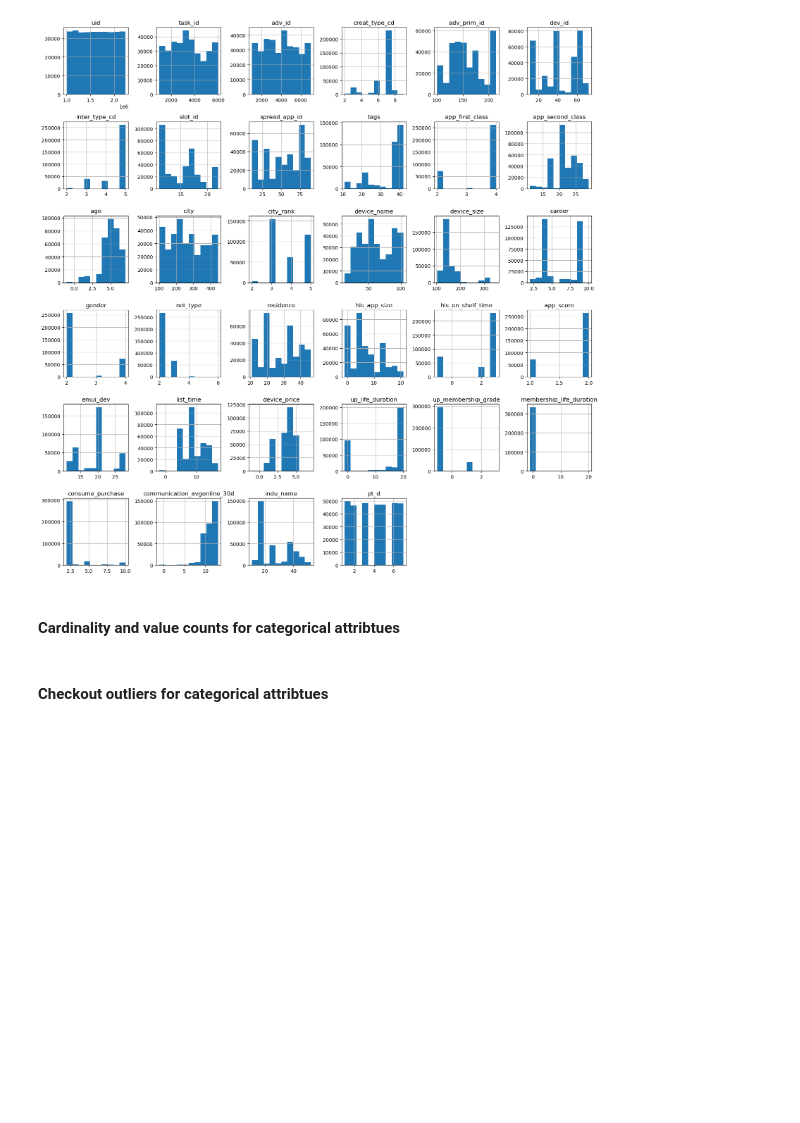
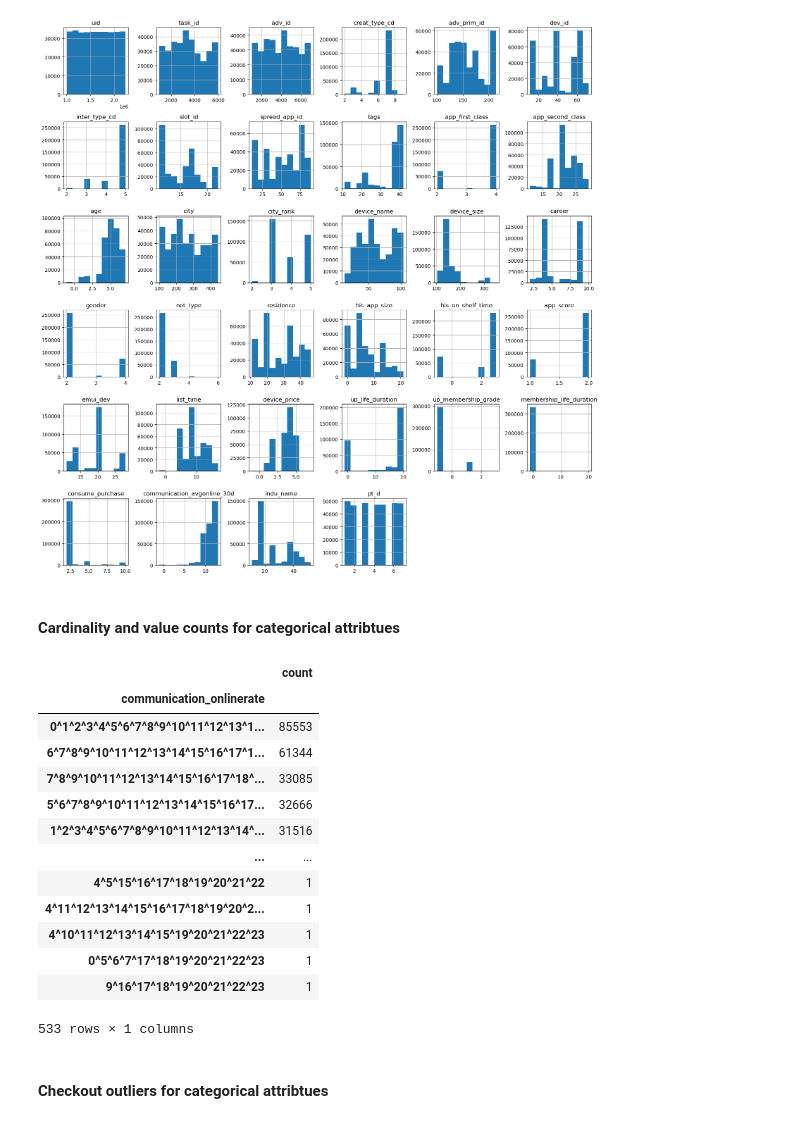
Before and after one commit to LiyangSong/Advertisement-CTR-Prediction, a Jupyter notebook: jupyter/eda.ipynb, the cells around one changed output. Cells and saved outputs as stored; diff of their text form; code cells hidden in the pictures; blank space fills up the shorter version.

```diff
--- a/jupyter/eda.ipynb
+++ b/jupyter/eda.ipynb
@@ -148,5 +182,24 @@ eda_utils.hist_plot_for_numerical(train_df_eda, numerical_attr_list)
 [figure]
 # %% [markdown]
 #### Cardinality and value counts for categorical attribtues
+# %%
+cat_num = train_df_eda[nominal_attr_list].value_counts()
+cat_num = pd.DataFrame(cat_num)
+cat_num
+# %% [output]
+|  | count |
+| communication_onlinerate |  |
+| 0^1^2^3^4^5^6^7^8^9^10^11^12^13^1... | 85553 |
+| 6^7^8^9^10^11^12^13^14^15^16^17^1... | 61344 |
+| 7^8^9^10^11^12^13^14^15^16^17^18^... | 33085 |
+| 5^6^7^8^9^10^11^12^13^14^15^16^17... | 32666 |
+| 1^2^3^4^5^6^7^8^9^10^11^12^13^14^... | 31516 |
+| ... | ... |
+| 4^5^15^16^17^18^19^20^21^22 | 1 |
+| 4^11^12^13^14^15^16^17^18^19^20^2... | 1 |
+| 4^10^11^12^13^14^15^19^20^21^22^23 | 1 |
+| 0^5^6^7^17^18^19^20^21^22^23 | 1 |
+| 9^16^17^18^19^20^21^22^23 | 1 |
+533 rows × 1 columns
 # %% [markdown]
 #### Checkout outliers for categorical attribtues
```
Also changed, not shown: parts of 5 cells of this notebook, 1 other file.
